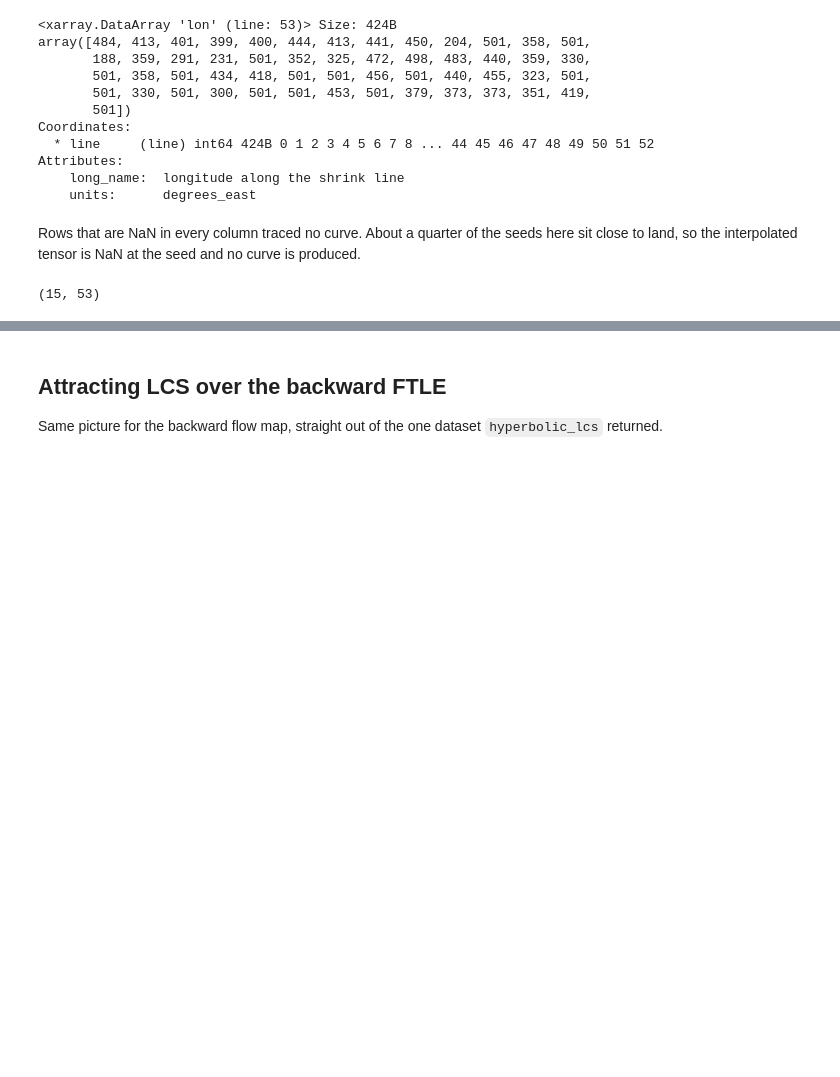
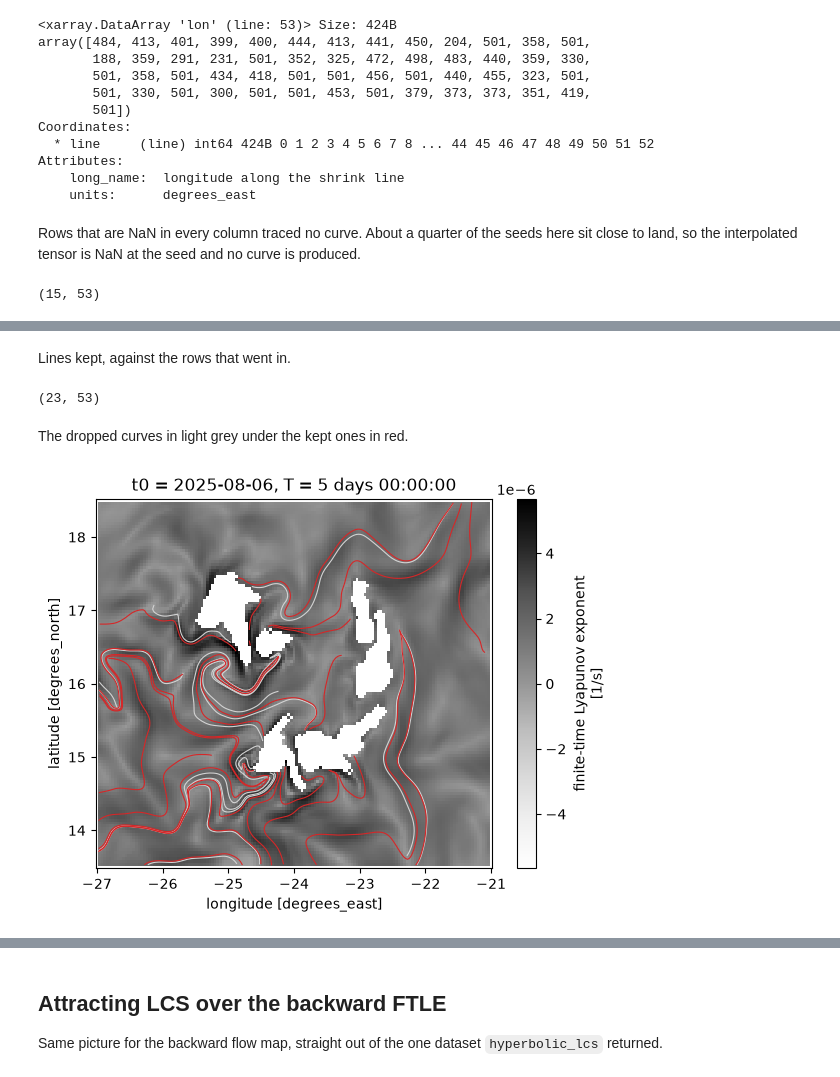
Before and after one commit to geomar-od-lagrange/lcs_parcels, a Jupyter notebook: examples/cabo_verde_lcs.ipynb, the cells around one changed output, grey strips where cells are left out. Saved outputs shown, nothing was run; the diff lists cells and outputs as text; code cells hidden in the pictures; blank space fills up the shorter version.

```diff
--- a/examples/cabo_verde_lcs.ipynb
+++ b/examples/cabo_verde_lcs.ipynb
@@ -277,0 +312,23 @@ and returns the curves together with the field the seeds were picked from.
+# %% [markdown]
+Lines kept, against the rows that went in.
+# %%
+repelling_lcs_pruned.sizes["line"], repelling_lcs.sizes["line"]
+# %% [output]
+(23, 53)
+# %% [markdown]
+The dropped curves in light grey under the kept ones in red.
+# %%
+dropped = repelling_lcs.drop_sel(line=repelling_lcs_pruned["line"].values)
+# %%
+fig, ax = plt.subplots()
+ftle_forward.plot.pcolormesh(x="lon_grid", y="lat_grid", ax=ax, cmap="Greys")
+ax.plot(dropped["lon"].values.T, dropped["lat"].values.T, color="lightgrey", lw=0.8)
+ax.plot(
+    repelling_lcs_pruned["lon"].values.T,
+    repelling_lcs_pruned["lat"].values.T,
+    color="tab:red",
+    lw=0.8,
+)
+plt.show()
+# %% [output]
+[figure, added]
```
Also changed, not shown: parts of 10 cells of this notebook, 17 other files.
